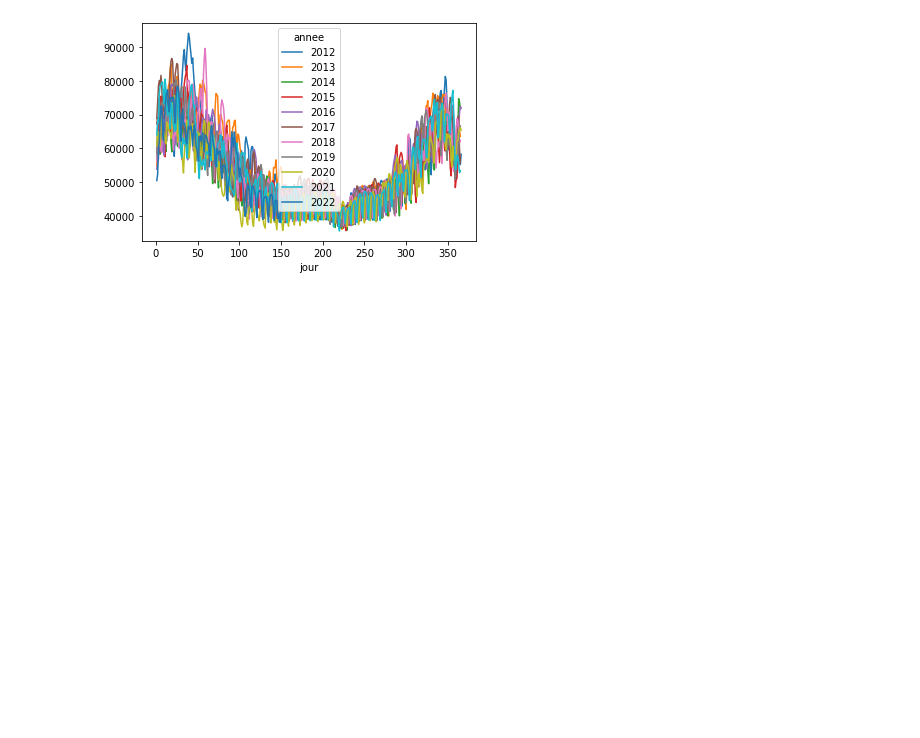
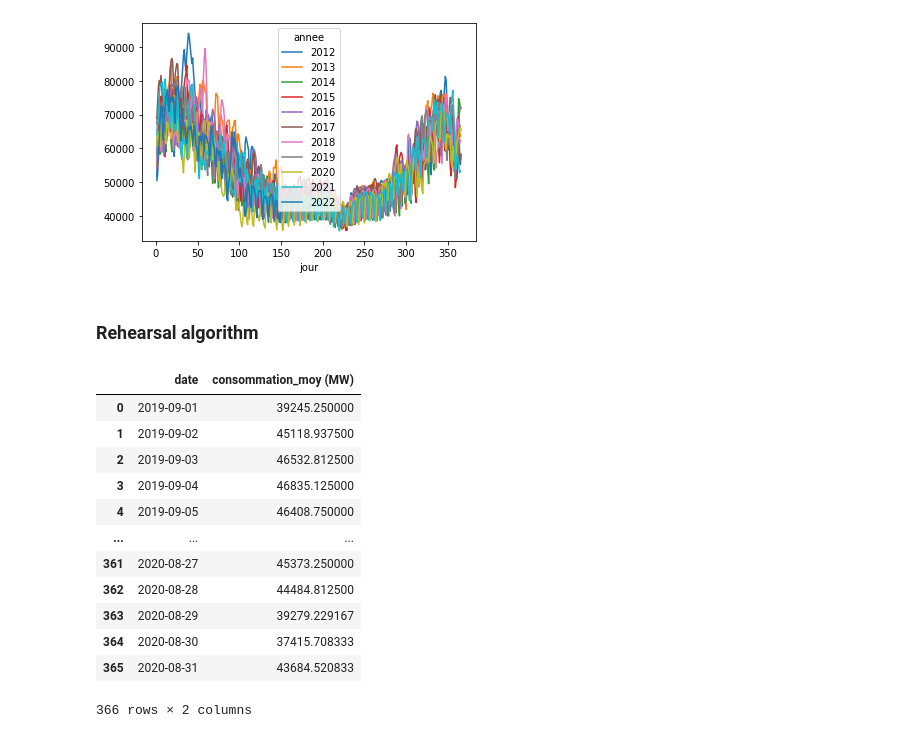
Before and after one commit to dreamsandroads/EDF_Tempo_Price_Optim, a Jupyter notebook: prophet_inequality.ipynb, the cells around one changed output. Drawn from its saved outputs; the diff is of its cells as text; code cells hidden in the pictures; blank space fills up the shorter version.

Commit message:
rehearsal algorithm

```diff
--- a/prophet_inequality.ipynb
+++ b/prophet_inequality.ipynb
@@ -41,3 +38,8 @@ df_cons.sort_values(["date","heure"], inplace=True)
 # %%
+mask = (df_cons['date'] >= date_debut) & (df_cons['date'] <= date_fin)
+df_cons = df_cons.loc[mask]
+df_cons.sort_values(["date","heure"], inplace=True)
 # ajout d'une colonne avec les dates et les heures
 df_cons['date_heure'] = pd.to_datetime(df_cons['date']+'T'+df_cons['heure'])
+df_cons.dropna(axis = 0, inplace=True)
+df_cons.reset_index(drop=True, inplace=True)
@@ -64,3 +62,33 @@ cons_moy_quot_ann.plot()
 # %% [output]
 <AxesSubplot:xlabel='jour'>
 [figure]
+# %% [markdown]
+### Rehearsal algorithm
+# %%
+# dataframe avec les consommations moyennes quotidiennes en MW
+df_cons_moy_quot = pd.DataFrame(columns = ["date","consommation_moy (MW)"])
+df_cons_moy_quot["date"] = cons_moy_quot.index
+df_cons_moy_quot["consommation_moy (MW)"] = cons_moy_quot.values
+# %%
+# dataframe avec les consommations moyennes quotidiennes de 2019-2020
+mask_19_20 = (df_cons_moy_quot['date'] >= "2019-09-01") & (df_cons_moy_quot['date'] <= "2020-08-31")
+df_cons_19_20 = df_cons_moy_quot.loc[mask_19_20].reset_index(drop=True)
+df_cons_19_20
+# il y a 366 jours car 2020 est une année bissextile
+# en particulier il y a 301 jours bleus
+# 43 jours blancs
+# 22 jours rouges
+# %% [output]
+|  | date | consommation_moy (MW) |
+| 0 | 2019-09-01 | 39245.250000 |
+| 1 | 2019-09-02 | 45118.937500 |
+| 2 | 2019-09-03 | 46532.812500 |
+| 3 | 2019-09-04 | 46835.125000 |
+| 4 | 2019-09-05 | 46408.750000 |
+| ... | ... | ... |
+| 361 | 2020-08-27 | 45373.250000 |
+| 362 | 2020-08-28 | 44484.812500 |
+| 363 | 2020-08-29 | 39279.229167 |
+| 364 | 2020-08-30 | 37415.708333 |
+| 365 | 2020-08-31 | 43684.520833 |
+366 rows × 2 columns
```
Also changed, not shown: parts of 16 cells of this notebook.
